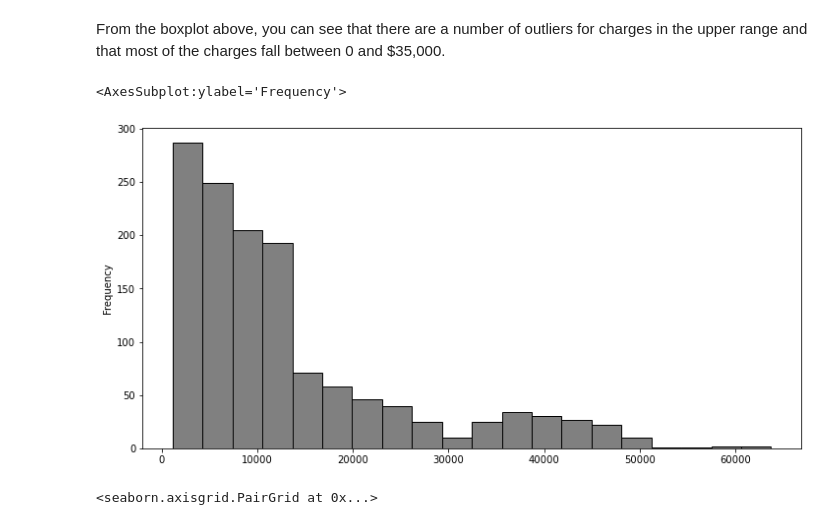
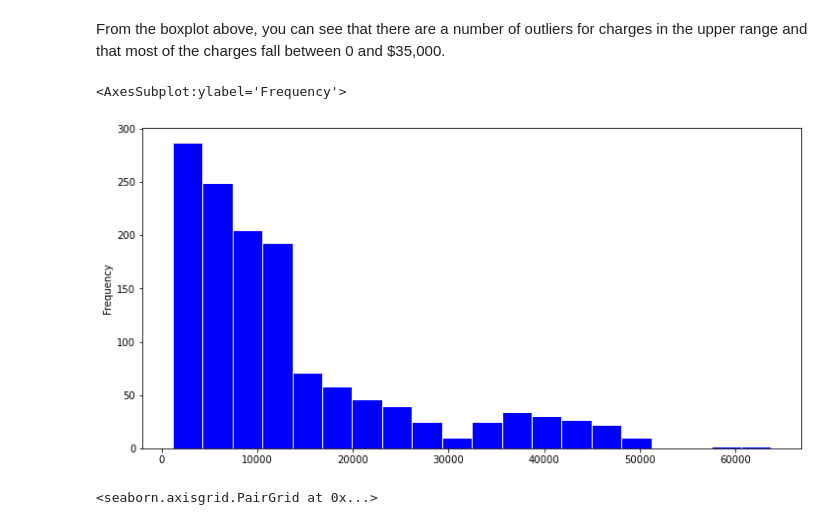
Before and after one commit to data301-2021-winter1/project-group60-project, a Jupyter notebook: notebooks/analysis1.ipynb, the cells around one changed output. Saved outputs shown, nothing was run; the diff lists cells and outputs as text; code cells hidden in the pictures.

```diff
--- a/notebooks/analysis1.ipynb
+++ b/notebooks/analysis1.ipynb
@@ -120,10 +123,10 @@ df.boxplot('charges')
 # %% [markdown]
 From the boxplot above, you can see that there are a number of outliers for charges in the upper range and that most of the charges fall between 0 and $35,000.
 # %%
-df['charges'].plot(kind='hist', bins=20, figsize=(12,6), facecolor='grey',edgecolor='black')
+df['charges'].plot(kind='hist', bins=20, figsize=(12,6), facecolor='blue',edgecolor='white')
 # %% [output]
 <AxesSubplot:ylabel='Frequency'>
-[figure, old version]
+[figure, new version]
 # %%
 sns.pairplot(df)
 # %% [output]
```
Also changed, not shown: parts of 14 cells of this notebook, 1 other file.
